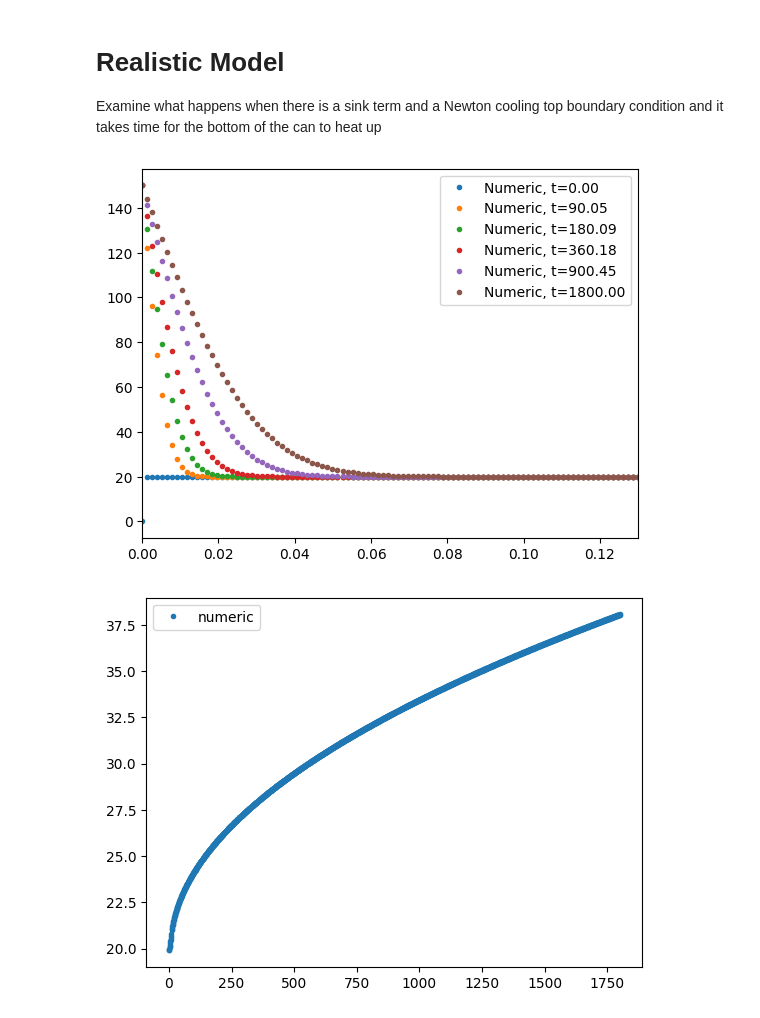
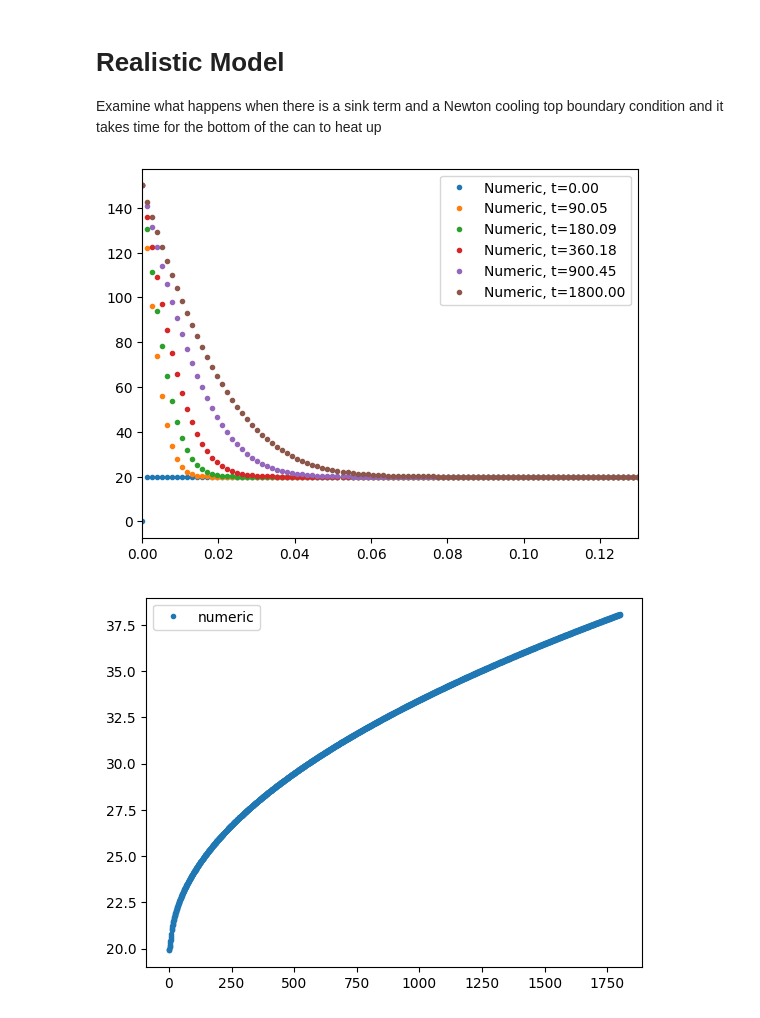
Before and after one commit to markalvaress/Drinks_Cans_IM, a Jupyter notebook: Observations.ipynb, the cells around one changed output. Cells and saved outputs as stored; diff of their text form; code cells hidden in the pictures.

```diff
--- a/Observations.ipynb
+++ b/Observations.ipynb
@@ -13,7 +13,7 @@ b0 = 150 # u(0,t)= b0 (boundary cond)
 bL = 20 # u(L,t)= bL (boundary cond)
 D = 0.143*10**(-6) # thermal diffusivity coefficient - in the liquid
 a = 0 # heat transfer coefficient of liquid through container to air - for sink term along sides of can
-T = 1800 # final time
+T = 180 # final time
 L = 0.13 # Length (i.e. height) of the can
 Nt_points = 2000    # number of timesteps
 Nx_points = 100   # number of spaces in x
@@ -94,7 +94,6 @@ def b0(t):
 # Define parameters
 bL = 20 # u(L,t)= bL (boundary cond)
 D = 0.143*10**(-6) # thermal diffusivity coefficient - in the liquid
-a = 0
 T = 1800 # final time
 L = 0.13 # Length (i.e. height) of the can
 Nt_points = 2000    # number of timesteps
@@ -103,35 +102,35 @@ u_inf = bL # air temperature - for this problem we say that the temperature at e
 
 W = 0.0005 # Thickness of the top of the can
 r1 = 0.04 # Radius of the liquid in the can (up to the interior surface of the can)
 r2 = 0.0405 # Radius of the liquid in the can (up to the exterior of the can)
 kS = 16 # Thermal conductivity of stainless steel
 hA = 750 # Heat transfer coefficient of water
 hB = 10 # Heat transfer coefficient of air
 kW = 0.6 # Thermal conductivity of water
 
-a = hp.sink_HTC(L, r1, r2, kS, hA, hB)/100 # heat transfer coefficient of liquid through container to air - for sink term along sides of can
+a = hp.sink_HTC(L, r1, r2, kS, hA, hB) # heat transfer coefficient of liquid through container to air - for sink term along sides of can
 h = hp.boundary_condition_HTC(W, r1, kS, hA, hB) # heat transfer coefficient of liquid through container to air - top of can
 
 # Set initial condition
 u0 = np.zeros(Nx_points)
 u0[0] = b0(0)
 u0[1:] = u_inf*np.ones(Nx_points-1)
 
 # Simulate the solution
 U = si.simulate_sink_with_fancy_bcs(u0, b0, D, T, Nt_points, L, Nx_points, a, h, kW, u_inf, 2*r1)
 
 # Redo time functions
 index_to_time = hp.create_index_to_time_fn(T, Nt_points)
 time_to_index = hp.create_time_to_index_fn(T, Nt_points)
 
 for i in (0, Nt_points//20, Nt_points//10, Nt_points//5, Nt_points//2, Nt_points - 1):
     t = index_to_time(i)
     plt.plot(x, U[:, i], ".", label = f"Numeric, {t=:.2f}")
 plt.xlim(0,L)
 plt.legend()
 plt.show()
 # %% [output]
-[figure, old version]
+[figure, new version]
 # %%
 # Check average temperature
 avg_temp_numeric = si.create_numeric_avtemp_fn(U, 1/(Nx_points - 1), time_to_index)
```
Also changed, not shown: parts of 1 cell of this notebook.
